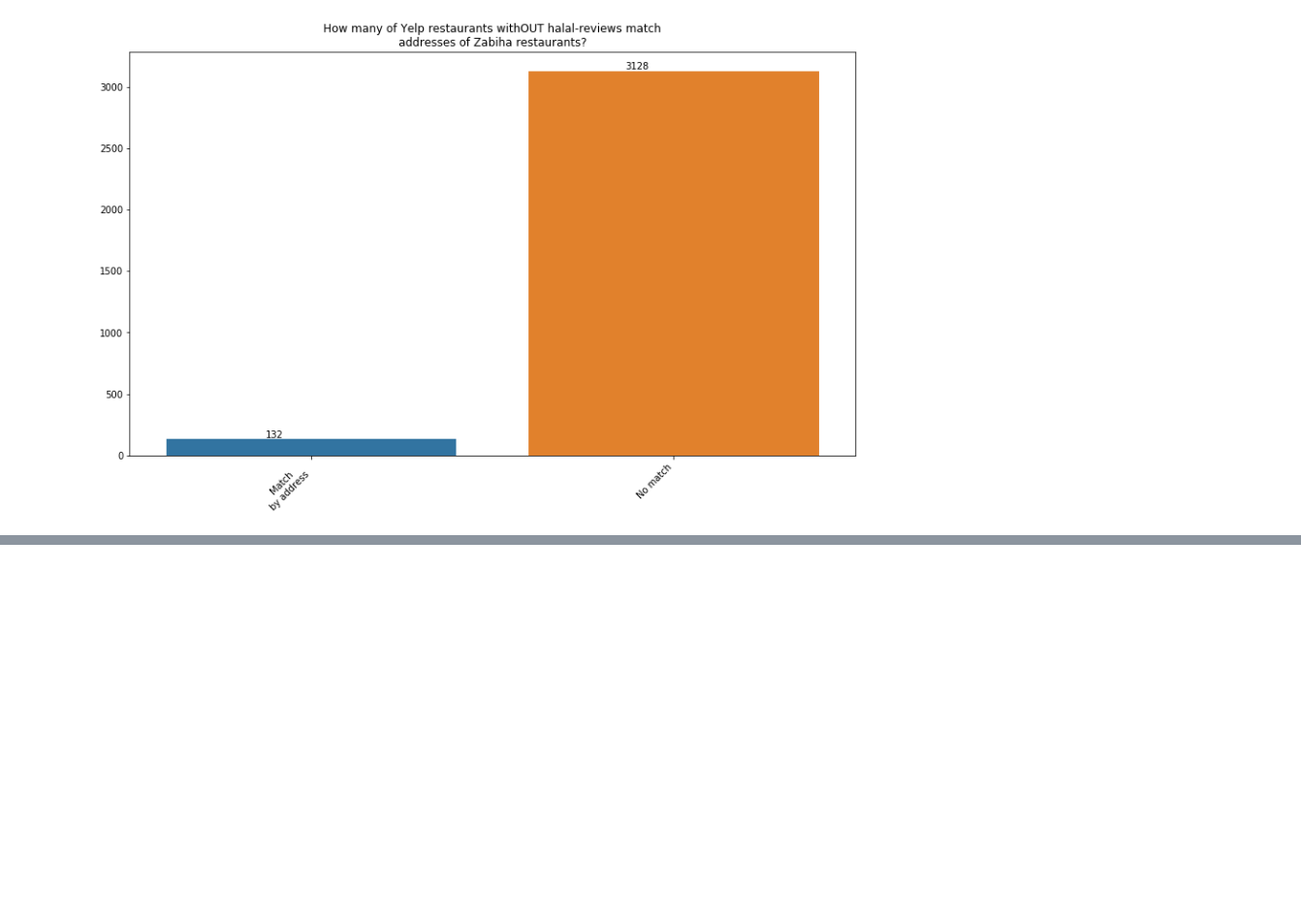
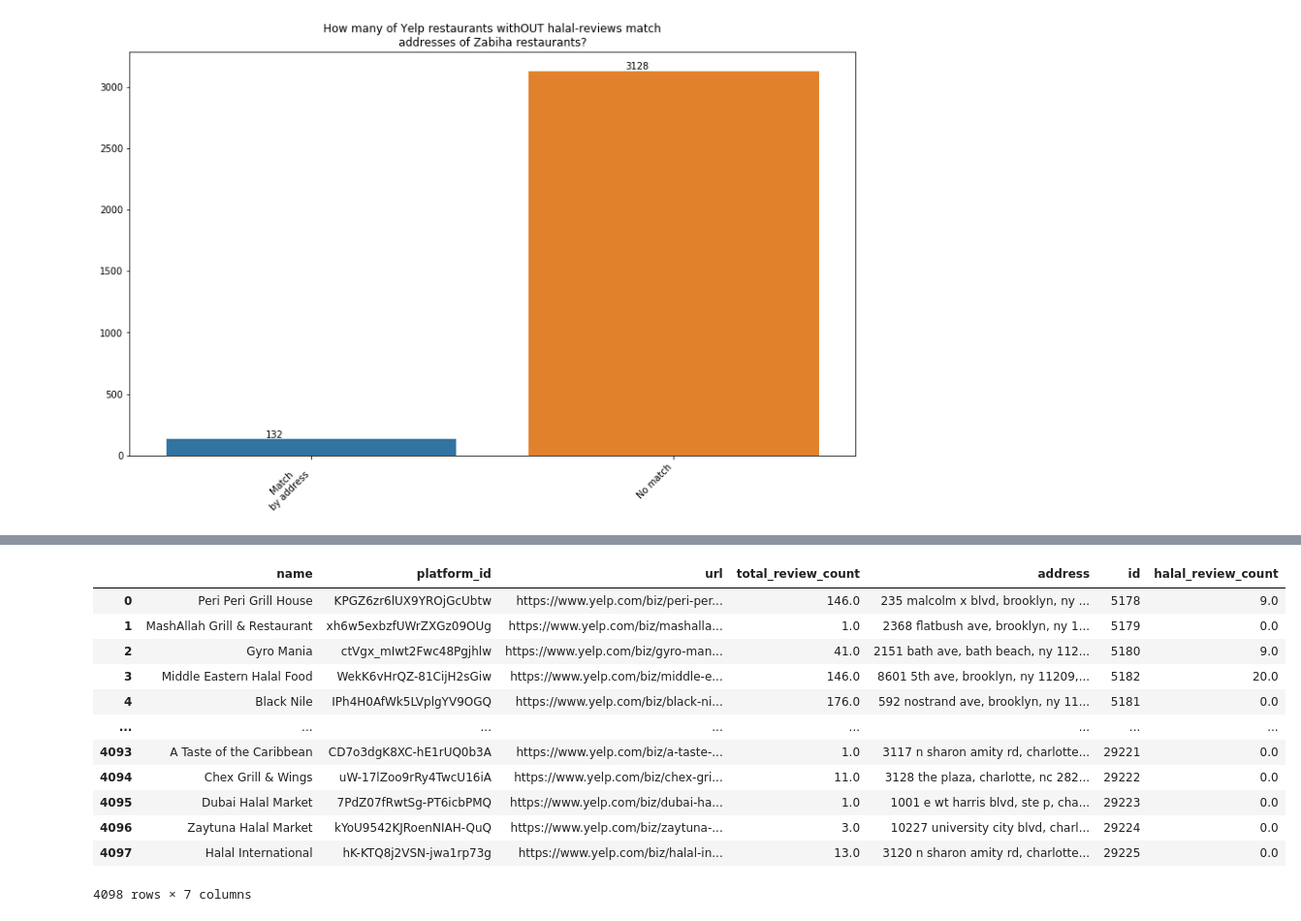
Before and after one commit to WAzaizeh/Halal_o_Meter, a Jupyter notebook: src/data/EDA/EDA.ipynb, the cells around one changed output, grey strips where cells are left out. Shown at 97% size. Drawn from its saved outputs; the diff is of its cells as text; code cells hidden in the pictures; blank space fills up the shorter version.

```diff
--- a/src/data/EDA/EDA.ipynb
+++ b/src/data/EDA/EDA.ipynb
@@ -194,0 +216,16 @@ for p in g.patches:
+# %%
+yelp_df
+# %% [output]
+|  | name | platform_id | url | total_review_count | address | id | halal_review_count |
+| 0 | Peri Peri Grill House | KPGZ6zr6lUX9YROjGcUbtw | https://www.yelp.com/biz/peri-per... | 146.0 | 235 malcolm x blvd, brooklyn, ny ... | 5178 | 9.0 |
+| 1 | MashAllah Grill & Restaurant | xh6w5exbzfUWrZXGz09OUg | https://www.yelp.com/biz/mashalla... | 1.0 | 2368 flatbush ave, brooklyn, ny 1... | 5179 | 0.0 |
+| 2 | Gyro Mania | ctVgx_mIwt2Fwc48Pgjhlw | https://www.yelp.com/biz/gyro-man... | 41.0 | 2151 bath ave, bath beach, ny 112... | 5180 | 9.0 |
+| 3 | Middle Eastern Halal Food | WekK6vHrQZ-81CijH2sGiw | https://www.yelp.com/biz/middle-e... | 146.0 | 8601 5th ave, brooklyn, ny 11209,... | 5182 | 20.0 |
+| 4 | Black Nile | IPh4H0AfWk5LVplgYV9OGQ | https://www.yelp.com/biz/black-ni... | 176.0 | 592 nostrand ave, brooklyn, ny 11... | 5181 | 0.0 |
+| ... | ... | ... | ... | ... | ... | ... | ... |
+| 4093 | A Taste of the Caribbean | CD7o3dgK8XC-hE1rUQ0b3A | https://www.yelp.com/biz/a-taste-... | 1.0 | 3117 n sharon amity rd, charlotte... | 29221 | 0.0 |
+| 4094 | Chex Grill & Wings | uW-17lZoo9rRy4TwcU16iA | https://www.yelp.com/biz/chex-gri... | 11.0 | 3128 the plaza, charlotte, nc 282... | 29222 | 0.0 |
+| 4095 | Dubai Halal Market | 7PdZ07fRwtSg-PT6icbPMQ | https://www.yelp.com/biz/dubai-ha... | 1.0 | 1001 e wt harris blvd, ste p, cha... | 29223 | 0.0 |
+| 4096 | Zaytuna Halal Market | kYoU9542KJRoenNIAH-QuQ | https://www.yelp.com/biz/zaytuna-... | 3.0 | 10227 university city blvd, charl... | 29224 | 0.0 |
+| 4097 | Halal International | hK-KTQ8j2VSN-jwa1rp73g | https://www.yelp.com/biz/halal-in... | 13.0 | 3120 n sharon amity rd, charlotte... | 29225 | 0.0 |
+4098 rows × 7 columns
```
Also changed, not shown: parts of 1 cell of this notebook, 2 other files.
